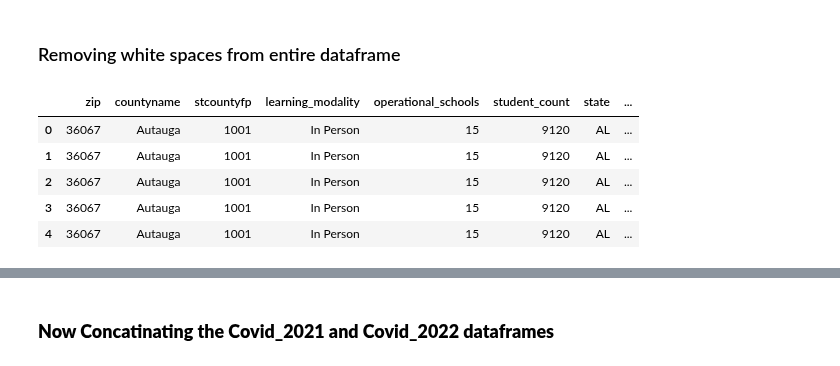
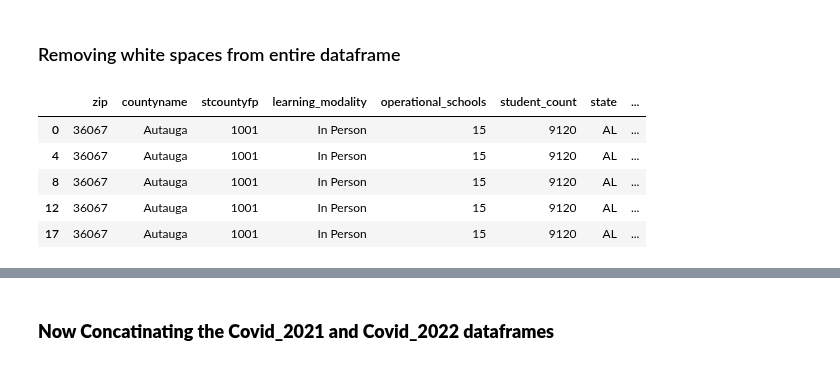
Before and after one commit to uzmabb182/Data602_Assignments, a Jupyter notebook: data_602_final_project.ipynb, the cells around one changed output, grey strips where cells are left out. Saved outputs shown, nothing was run; the diff lists cells and outputs as text; code cells hidden in the pictures.

```diff
--- a/data_602_final_project.ipynb
+++ b/data_602_final_project.ipynb
@@ -569,8 +563,8 @@ zip_county_fips_df.head()
 ### **Merge the zip_county_fips_df and modality_df for adding the fips_code in the dataframe**
 # %%
 #merge DataFrames
-merge_df = pd.merge(zip_county_fips_df, modality_df, left_on='zip', right_on='zip_code')
-merge_df.head()
+modality_fips_df = pd.merge(zip_county_fips_df, modality_df, left_on='zip', right_on='zip_code')
+modality_fips_df.head()
 # %% [output]
 |  | zip | countyname | stcountyfp | learning_modality | operational_schools | student_count | state | ... |
 | 0 | 36067 | Autauga | 1001 | In Person | 15 | 9120 | AL | ... |
@@ -595,0 +592,3 @@ Name: countyname, Length: 1846, dtype: int64
+# %%
+modality_fips_df = modality_fips_df.drop_duplicates()
+modality_fips_df
@@ -598,27 +611,27 @@ Name: countyname, Length: 1846, dtype: int64
 # %%
 def whitespace_remover(dataframe):
 
     # iterating over the columns
     for i in dataframe.columns:
 
         # checking datatype of each columns
         if dataframe[i].dtype == 'object':
 
             # applying strip function on column
             dataframe[i] = dataframe[i].map(str.strip)
         else:
 
             # if condn. is False then it will do nothing.
             pass
 
 # applying whitespace_remover function on dataframe
-whitespace_remover(merge_df)
-merge_df.head()
+whitespace_remover(modality_fips_df)
+modality_fips_df.head()
 # %% [output]
 |  | zip | countyname | stcountyfp | learning_modality | operational_schools | student_count | state | ... |
 | 0 | 36067 | Autauga | 1001 | In Person | 15 | 9120 | AL | ... |
-| 1 | 36067 | Autauga | 1001 | In Person | 15 | 9120 | AL | ... |
-| 2 | 36067 | Autauga | 1001 | In Person | 15 | 9120 | AL | ... |
-| 3 | 36067 | Autauga | 1001 | In Person | 15 | 9120 | AL | ... |
 | 4 | 36067 | Autauga | 1001 | In Person | 15 | 9120 | AL | ... |
+| 8 | 36067 | Autauga | 1001 | In Person | 15 | 9120 | AL | ... |
+| 12 | 36067 | Autauga | 1001 | In Person | 15 | 9120 | AL | ... |
+| 17 | 36067 | Autauga | 1001 | In Person | 15 | 9120 | AL | ... |
 # %% [markdown]
```
Also changed, not shown: parts of 22 cells of this notebook, 4 other files.
